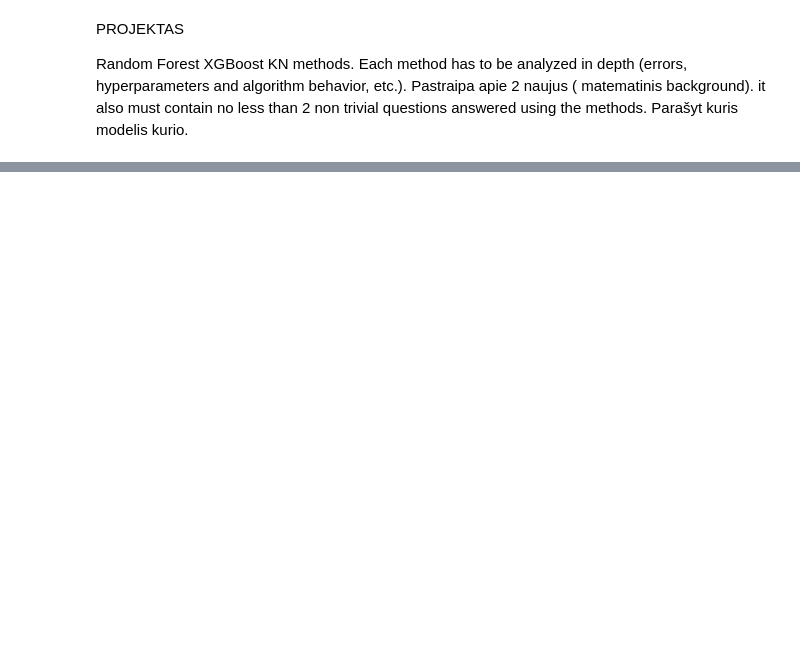
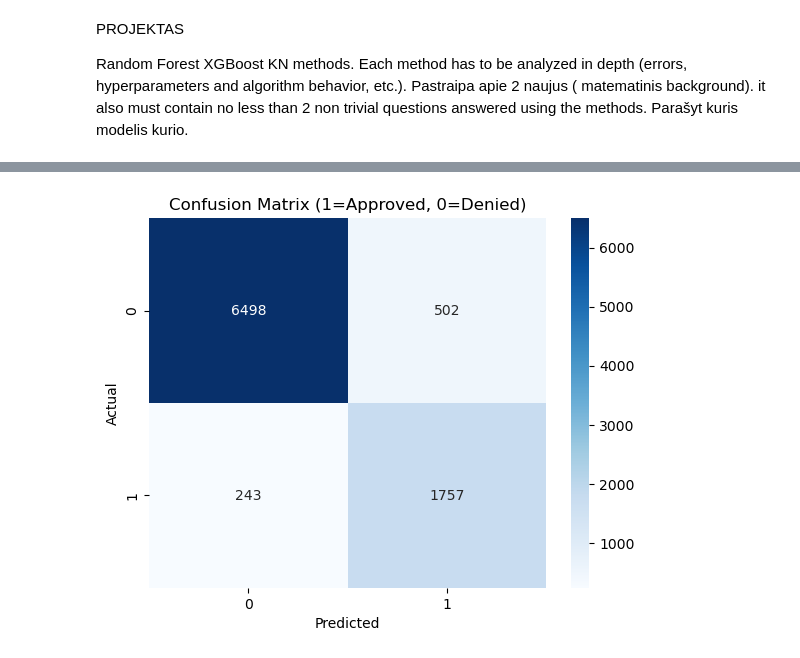
Before and after one commit to rytsle/ML_projektas, a Jupyter notebook: RF_XGBoost.ipynb, the cells around one changed output, grey strips where cells are left out. Cells and saved outputs as stored; diff of their text form; code cells hidden in the pictures; blank space fills up the shorter version.

Commit message:
random forest completed

```diff
--- a/RF_XGBoost.ipynb
+++ b/RF_XGBoost.ipynb
@@ -40,0 +154,80 @@ dtype: int64
+# %%
+categorical_names =categorical_variables.columns
+number_names = number_variables.columns
+target = 'loan_status'
+
+X = df.drop(target, axis=1)
+y = df[target]
+
+# Split Data (Stratify ensures we keep the same ratio of defaults in train and test)
+X_train, X_test, y_train, y_test = train_test_split(
+    X, y, test_size=0.2, random_state=42, stratify=y
+)
+
+cat_transformer = Pipeline(steps=[
+    ('encoder', OneHotEncoder(handle_unknown='ignore', drop='first'))
+])
+
+preprocessor = ColumnTransformer(
+    transformers=[
+        ('cat', cat_transformer, categorical_names)
+    ],
+    remainder='passthrough'  # This passes through numeric columns unchanged
+)
+
+rf_model = RandomForestClassifier(
+    n_estimators=400,           # Number of trees
+    max_depth=30,               # Prevents the tree from getting too complex (overfitting)
+    min_samples_leaf=7,         # Requires at least 7 people in a leaf to make a decision
+    class_weight='balanced',    # CRITICAL: Fixes the imbalance (Approved vs Denied)
+    random_state=42,
+    n_jobs=-1                   # Uses all computer cores to speed up training
+)
+
+# E. Stick it all together
+clf = Pipeline(steps=[
+    ('preprocessor', preprocessor),
+    ('classifier', rf_model)
+])
+
+print("Training Random Forest...")
+clf.fit(X_train, y_train)
+
+print("Predicting...")
+y_pred = clf.predict(X_test)
+y_probs = clf.predict_proba(X_test) # Probability of Default
+
+# ---------------------------------------------------------
+# 4. EVALUATE PERFORMANCE
+# ---------------------------------------------------------
+print("\n--- Classification Report ---")
+print(classification_report(y_test, y_pred))
+
+print("\n--- Confusion Matrix ---")
+cm = confusion_matrix(y_test, y_pred)
+sns.heatmap(cm, annot=True, fmt='d', cmap='Blues')
+plt.title('Confusion Matrix (1=Approved, 0=Denied)')
+plt.ylabel('Actual')
+plt.xlabel('Predicted')
+plt.show()
+
+# Get categorical feature names after encoding
+categorical_feature_names = list(clf.named_steps['preprocessor']
+                                   .named_transformers_['cat']
+                                   .named_steps['encoder']
+                                   .get_feature_names_out(categorical_names))
+# Combine: categorical features first (from transformers), then numeric (from remainder='passthrough')
+feature_names = categorical_feature_names + number_names.tolist()
+# Get importance values from the model
+importances = clf.named_steps['classifier'].feature_importances_
+
+# Create a DataFrame to plot
+feat_imp = pd.DataFrame({'Feature': feature_names, 'Importance': importances})
+feat_imp = feat_imp.sort_values(by='Importance', ascending=False).head(10)
+
+# Plot
+plt.figure(figsize=(10, 6))
+sns.barplot(x='Importance', y='Feature', data=feat_imp, palette='viridis')
+plt.title('Top 10 Most Important Factors for Loan Decision')
+plt.show()
+# %% [output]
@@ -40,0 +251 @@ dtype: int64
+[figure, added]
```
Also changed, not shown: parts of 15 cells of this notebook.
